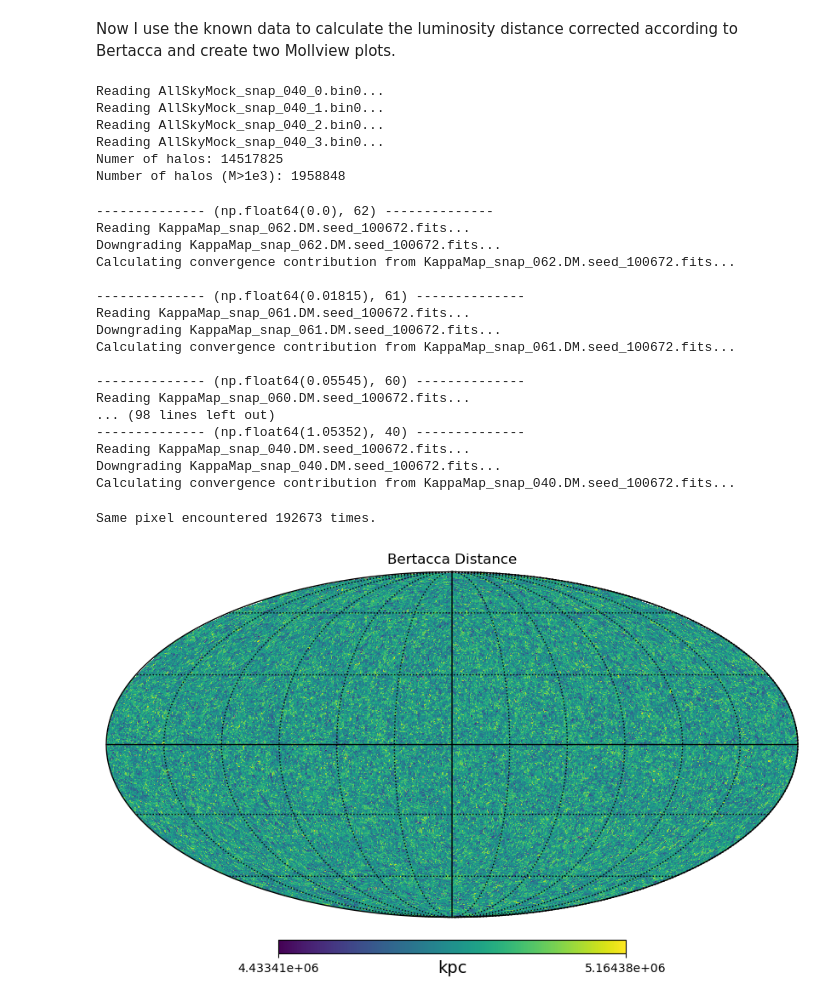
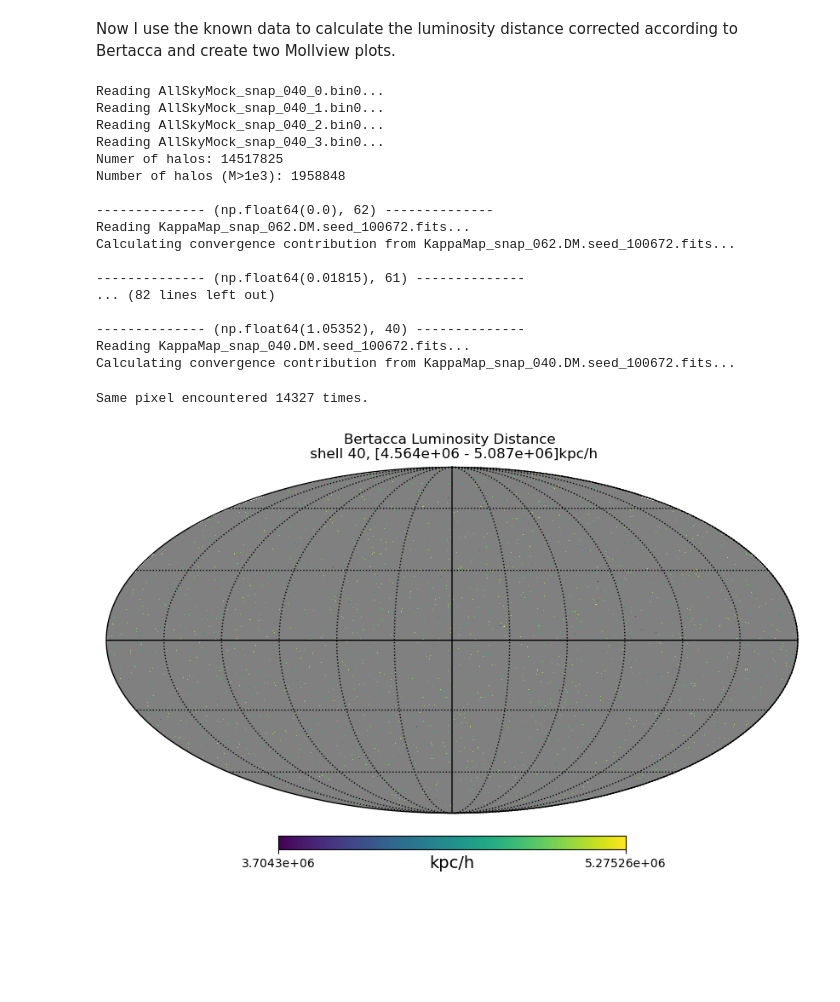
Before and after one commit to matteopicciolini/MasterThesis, a Jupyter notebook: Halos.ipynb, the cells around one changed output. Cells and saved outputs as stored; diff of their text form; code cells hidden in the pictures; blank space fills up the shorter version.

Commit message:
modify Cosmo class

```diff
--- a/Halos.ipynb
+++ b/Halos.ipynb
@@ -12,14 +12,14 @@ import numpy as np
 snapshot_number = 60
 mass_inf = 1e3
 # %%
-info = SnapsInfo()
+info = Cosmo()
 catalog = Catalog(snapshot_number)
 
 print(f"Numer of halos: {catalog.get_n_halos()}")
 catalog_selection = catalog.select_mass_above(mass_inf)
 print(f"Number of halos (M>1e3): {catalog_selection.get_n_halos()}")
 del catalog
-catalog_selection.computer_all()
+catalog_selection.compute_all()
 # %% [output]
 Reading AllSkyMock_snap_060_0.bin0...
 Reading AllSkyMock_snap_060_1.bin0...
@@ -134,23 +134,15 @@ Now I use the known data to calculate the luminosity distance corrected accordin
 # %%
 snapshot_number = 40
 mass_inf = 1e3
-n_side = 128
+n_side = 4096
 n_pix = hp.nside2npix(n_side)
 
-info = SnapsInfo()
 catalog = Catalog(snapshot_number)
 print(f"Numer of halos: {catalog.get_n_halos()}")
 catalog_selection = catalog.select_mass_above(mass_inf)
-print(f"Number of halos (M>1e3): {catalog_selection.get_n_halos()}")
+print(f"Number of halos (M>1e3): {catalog_selection.get_n_halos()} \n")
 del catalog
 catalog_selection.compute_all(n_side=n_side)
-
-#print(catalog_selection.get_halo(0).luminosity_distance,
-#      catalog_selection.get_halo(0).luminosity_distance_bert_convergence,
-#      catalog_selection.get_halo(0).luminosity_distance_bert_v_parallel,
-#      catalog_selection.get_halo(0).distance_bertacca,
-#      catalog_selection.get_halo(0).dr,
-#      catalog_selection.get_halo(0).theta)
 # %% [output]
 Reading AllSkyMock_snap_040_0.bin0...
 Reading AllSkyMock_snap_040_1.bin0...
@@ -158,36 +150,37 @@ Reading AllSkyMock_snap_040_2.bin0...
 Reading AllSkyMock_snap_040_3.bin0...
 Numer of halos: 14517825
 Number of halos (M>1e3): 1958848
+
+-------------- (np.float64(0.0), 62) --------------
+Reading KappaMap_snap_062.DM.seed_100672.fits...
+Calculating convergence contribution from KappaMap_snap_062.DM.seed_100672.fits...
+
+-------------- (np.float64(0.01815), 61) --------------
+... (82 lines left out)
+
+-------------- (np.float64(1.05352), 40) --------------
+Reading KappaMap_snap_040.DM.seed_100672.fits...
+Calculating convergence contribution from KappaMap_snap_040.DM.seed_100672.fits...
--------------- (np.float64(0.0), 62) --------------
-Reading KappaMap_snap_062.DM.seed_100672.fits...
-Downgrading KappaMap_snap_062.DM.seed_100672.fits...
-Calculating convergence contribution from KappaMap_snap_062.DM.seed_100672.fits...
-
--------------- (np.float64(0.01815), 61) --------------
-Reading KappaMap_snap_061.DM.seed_100672.fits...
-Downgrading KappaMap_snap_061.DM.seed_100672.fits...
-Calculating convergence contribution from KappaMap_snap_061.DM.seed_100672.fits...
-
--------------- (np.float64(0.05545), 60) --------------
-Reading KappaMap_snap_060.DM.seed_100672.fits...
-... (98 lines left out)
--------------- (np.float64(1.05352), 40) --------------
-Reading KappaMap_snap_040.DM.seed_100672.fits...
-Downgrading KappaMap_snap_040.DM.seed_100672.fits...
-Calculating convergence contribution from KappaMap_snap_040.DM.seed_100672.fits...
 # %%
 bertacca_map = catalog_selection.bertacca_map(n_side=n_side)
 halos_map = catalog_selection.halos_map(n_side=n_side)
 
 masked_map = hp.ma(bertacca_map)
 masked_map.mask = bertacca_map == 0
 
-hp.mollview(masked_map, title="Bertacca Distance", unit="kpc")
+
+
+L_D_s = info.from_snapshot_get(snapshot_number, 'xstart') * (1 + info.from_snapshot_get(snapshot_number, 'zstart'))
+L_D_e = info.from_snapshot_get(snapshot_number, 'xend') * (1 + info.from_snapshot_get(snapshot_number, 'zend'))
+L_D_s = f"{L_D_s:.3e}"
+L_D_e = f"{L_D_e:.3e}"
+
+hp.mollview(masked_map, title=f"Bertacca Luminosity Distance \n shell 40, [{L_D_s} - {L_D_e}]kpc/h", unit="kpc/h")
 hp.graticule()
 plt.show()
 # %% [output]
-Same pixel encountered 192673 times.
+Same pixel encountered 14327 times.
-[figure, old version]
+[figure, new version]
 # %%
 mean_halo_count = np.mean(halos_map)
 halo_contrast = (halos_map - mean_halo_count) / mean_halo_count
```
Also changed, not shown: parts of 3 cells of this notebook, 1 other file.
